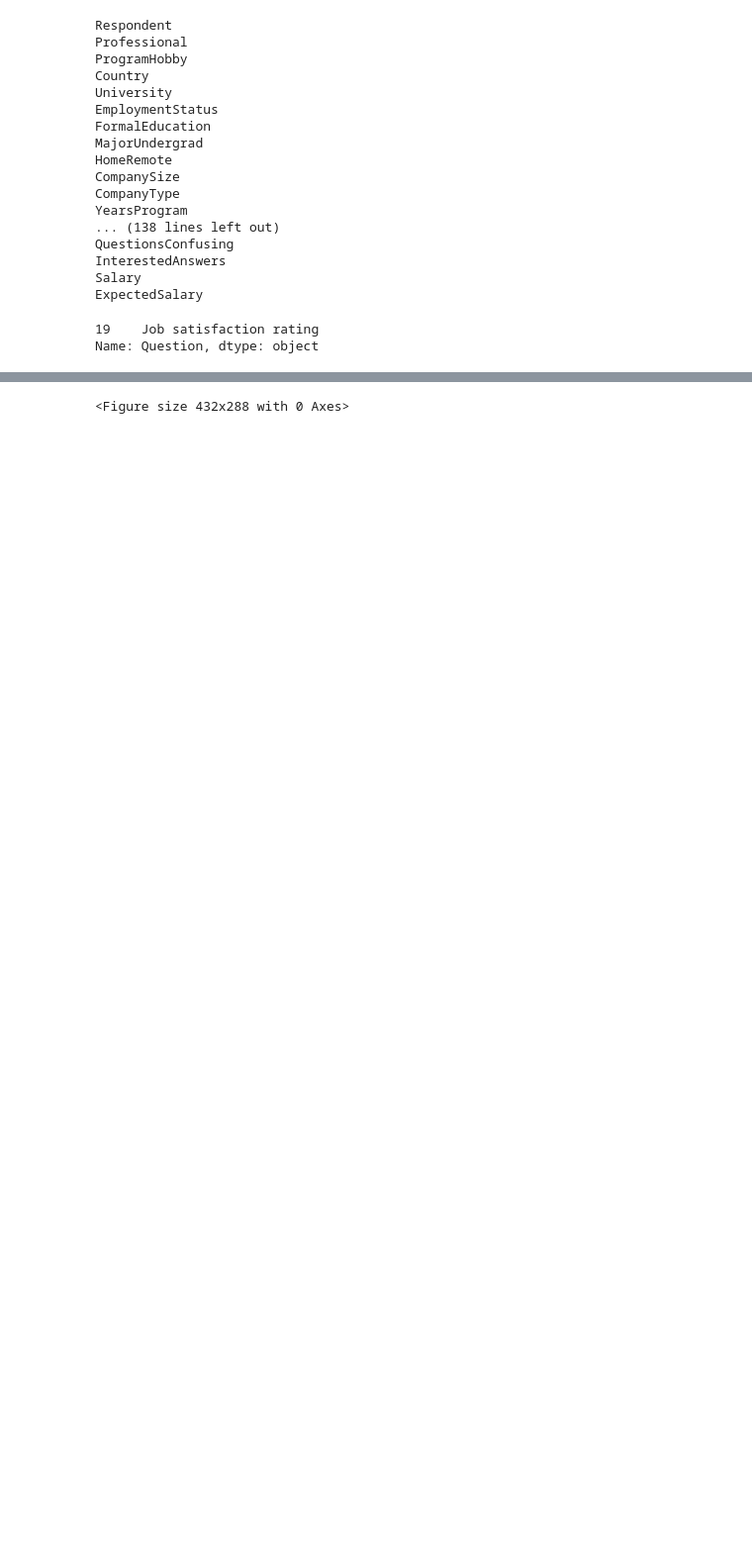
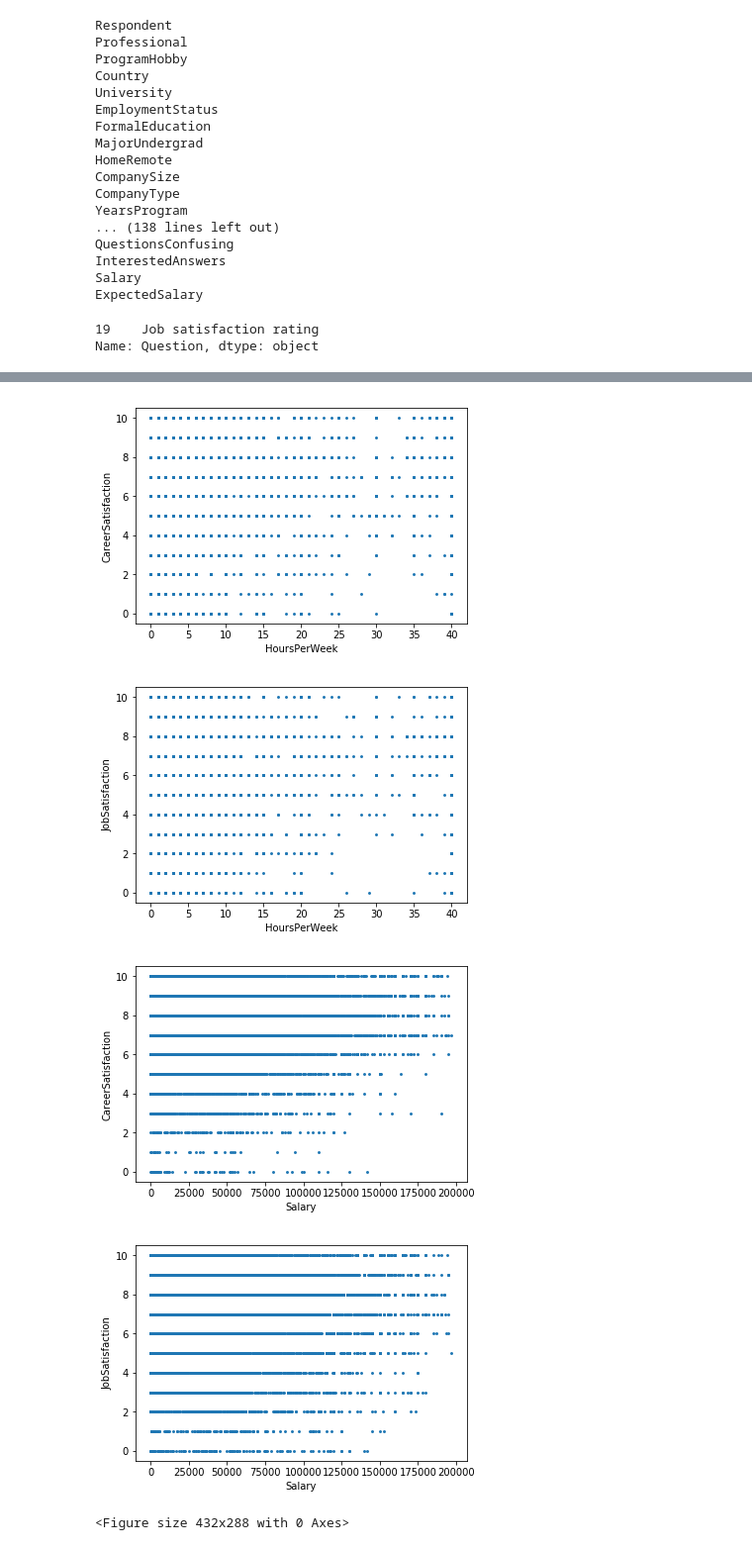
Before and after one commit to sasa0yu/UdacityProject1, a Jupyter notebook: udacity_project1.ipynb, the cells around one changed output, grey strips where cells are left out. Shown at 99% size. Drawn from its saved outputs; the diff is of its cells as text; code cells hidden in the pictures; blank space fills up the shorter version.

```diff
--- a/udacity_project1.ipynb
+++ b/udacity_project1.ipynb
@@ -92,17 +104,22 @@ Name: JobSatisfaction, dtype: float64
 # %%
-# If HoursPerWeek, Saraly and Expected Saraly are bla bla bla..., Career Satisfaction, Job Satisfaction would be bla bla bla...
-# Categorical Data
+def plot_CareerJobSatisfaction_withQuantitativeData(df, FocusQuantitativeData):
+    """
+    input:
+        df - dataframe of "survey_results_public.csv"
+        FocusQuantitativeData - the column (should be numerical) you would like to compare with Job/Career Satisfaction
 
-In_Scope = ["HoursPerWeek", "Salary"]#"ExpectedSalary"
-for FocusQuantitativeData in In_Scope:
+    output:
+        show distribution of Job/Career satisfaction with the focused quantitative data.
+        Save images under the 'image' folder
+    """
+
     #FocusQuantitativeData vs "CareerSatisfaction"
     temp = df[[FocusQuantitativeData, "CareerSatisfaction"]].dropna()
     plt.scatter(temp[FocusQuantitativeData], temp["CareerSatisfaction"], s=3.6)
     plt.xlabel(FocusQuantitativeData)
     plt.ylabel("CareerSatisfaction")
-    #plt.legend()
-    #plt.show()
-    plt.savefig('image/' + FocusQuantitativeData + '_CareerSatisfaction.png')
+    plt.show()
+    #plt.savefig('image/' + FocusQuantitativeData + '_CareerSatisfaction.png')
     plt.clf()
 
     #FocusCategory vs "JobSatisfaction"
@@ -110,9 +127,19 @@ for FocusQuantitativeData in In_Scope:
     plt.scatter(temp[FocusQuantitativeData], temp["JobSatisfaction"], s=3.6)
     plt.xlabel(FocusQuantitativeData)
     plt.ylabel("JobSatisfaction")
-    #plt.legend()
-    #plt.show()
-    plt.savefig('image/' + FocusQuantitativeData + '_JobSatisfaction.png')
+    plt.show()
+    #plt.savefig('image/' + FocusQuantitativeData + '_JobSatisfaction.png')
     plt.clf()
-# %% [output]
-<Figure size 432x288 with 0 Axes>
+# %%
+# If HoursPerWeek, Saraly and Expected Saraly are bla bla bla..., Career Satisfaction, Job Satisfaction would be bla bla bla...
+# Numerical Data
+
+In_Scope = ["HoursPerWeek", "Salary"]
+for FocusQuantitativeData in In_Scope:
+    plot_CareerJobSatisfaction_withQuantitativeData(df, FocusQuantitativeData)
+# %% [output]
+[figure, added]
+[figure, added]
+[figure, added]
+[figure, added]
+<Figure size 432x288 with 0 Axes>
```
Also changed, not shown: parts of 2 cells of this notebook.
